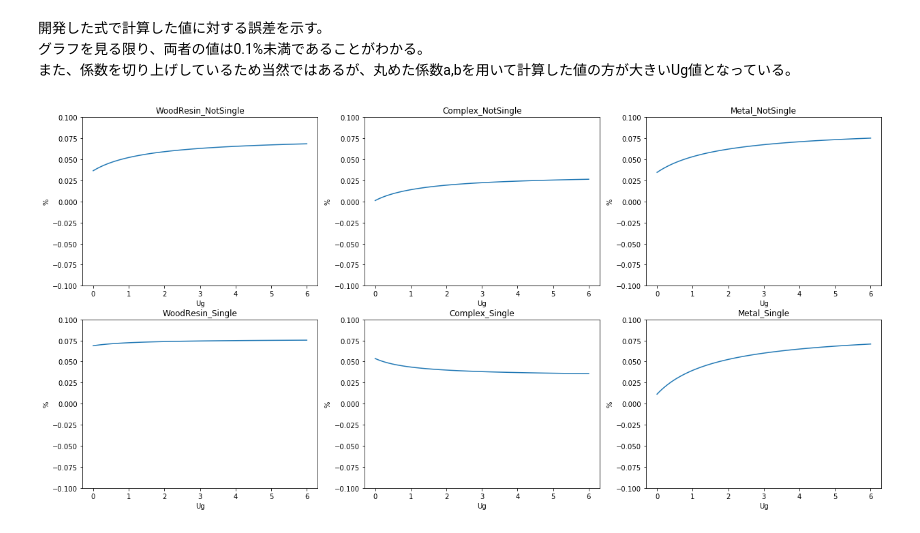
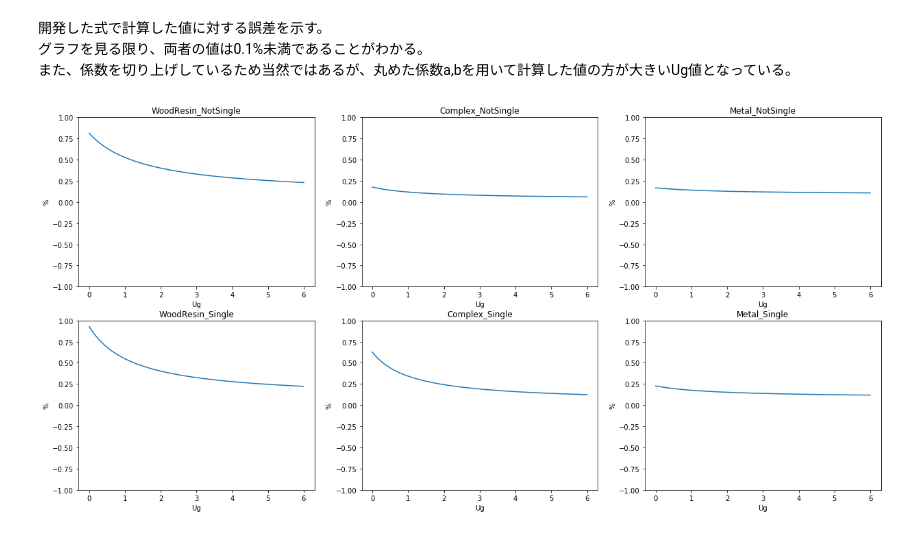
Before and after one commit to BRI-EES-House/03_HCLoad_and_Envelope, a Jupyter notebook: Basis/Ug_Value_Simple_Evaluation_for_Windows/Ug_Value_Simple_Evaluation_for_Windows.ipynb, the cells around one changed output. Drawn from its saved outputs; the diff is of its cells as text; code cells hidden in the pictures.

```diff
--- a/Basis/Ug_Value_Simple_Evaluation_for_Windows/Ug_Value_Simple_Evaluation_for_Windows.ipynb
+++ b/Basis/Ug_Value_Simple_Evaluation_for_Windows/Ug_Value_Simple_Evaluation_for_Windows.ipynb
@@ -243,9 +245,9 @@ get_coeff(FlameType.Metal, False)
 # %%
 Coeff_a = { FlameType.WoodResin : 0.659, FlameType.Complex : 0.800, FlameType.Metal : 0.812 }
 # %%
-Coeff_b_single = { FlameType.WoodResin : 0.813, FlameType.Complex : 0.875, FlameType.Metal : 1.387 }
+Coeff_b_single = { FlameType.WoodResin : 0.82, FlameType.Complex : 0.88, FlameType.Metal : 1.39 }
 # %%
-Coeff_b_notsingle = { FlameType.WoodResin : 1.032, FlameType.Complex : 1.148, FlameType.Metal : 1.508 }
+Coeff_b_notsingle = { FlameType.WoodResin : 1.04, FlameType.Complex : 1.15, FlameType.Metal : 1.51 }
 # %% [markdown]
 係数aとbを用いてUw値を算出する。
 # %%
@@ -360,43 +362,43 @@ plt.plot(x, ((y1_2-y1_1)/y1_1)*100 )
 plt.title('WoodResin_NotSingle')
 plt.xlabel('Ug')
 plt.ylabel('%')
-plt.ylim(-0.1,0.1)
+plt.ylim(-1.0,1.0)
 
 plt.subplot(2, 3, 2)
 plt.plot(x, ((y2_2-y2_1)/y2_1)*100 )
 plt.title('Complex_NotSingle')
 plt.xlabel('Ug')
 plt.ylabel('%')
-plt.ylim(-0.1,0.1)
+plt.ylim(-1.0,1.0)
 
 plt.subplot(2, 3, 3)
 plt.plot(x, ((y3_2-y3_1)/y3_1)*100 )
 plt.title('Metal_NotSingle')
 plt.xlabel('Ug')
 plt.ylabel('%')
-plt.ylim(-0.1,0.1)
+plt.ylim(-1.0,1.0)
 
 plt.subplot(2, 3, 4)
 plt.plot(x, ((y4_2-y4_1)/y4_1)*100 )
 plt.title('WoodResin_Single')
 plt.xlabel('Ug')
 plt.ylabel('%')
-plt.ylim(-0.1,0.1)
+plt.ylim(-1.0,1.0)
 
 plt.subplot(2, 3, 5)
 plt.plot(x, ((y5_2-y5_1)/y5_1)*100 )
 plt.title('Complex_Single')
 plt.xlabel('Ug')
 plt.ylabel('%')
-plt.ylim(-0.1,0.1)
+plt.ylim(-1.0,1.0)
 
 plt.subplot(2, 3, 6)
 plt.plot(x, ((y6_2-y6_1)/y6_1)*100 )
 plt.title('Metal_Single')
 plt.xlabel('Ug')
 plt.ylabel('%')
-plt.ylim(-0.1,0.1)
+plt.ylim(-1.0,1.0)
 
 plt.show()
 # %% [output]
-[figure, old version]
+[figure, new version]
```
Also changed, not shown: parts of 10 cells of this notebook.
